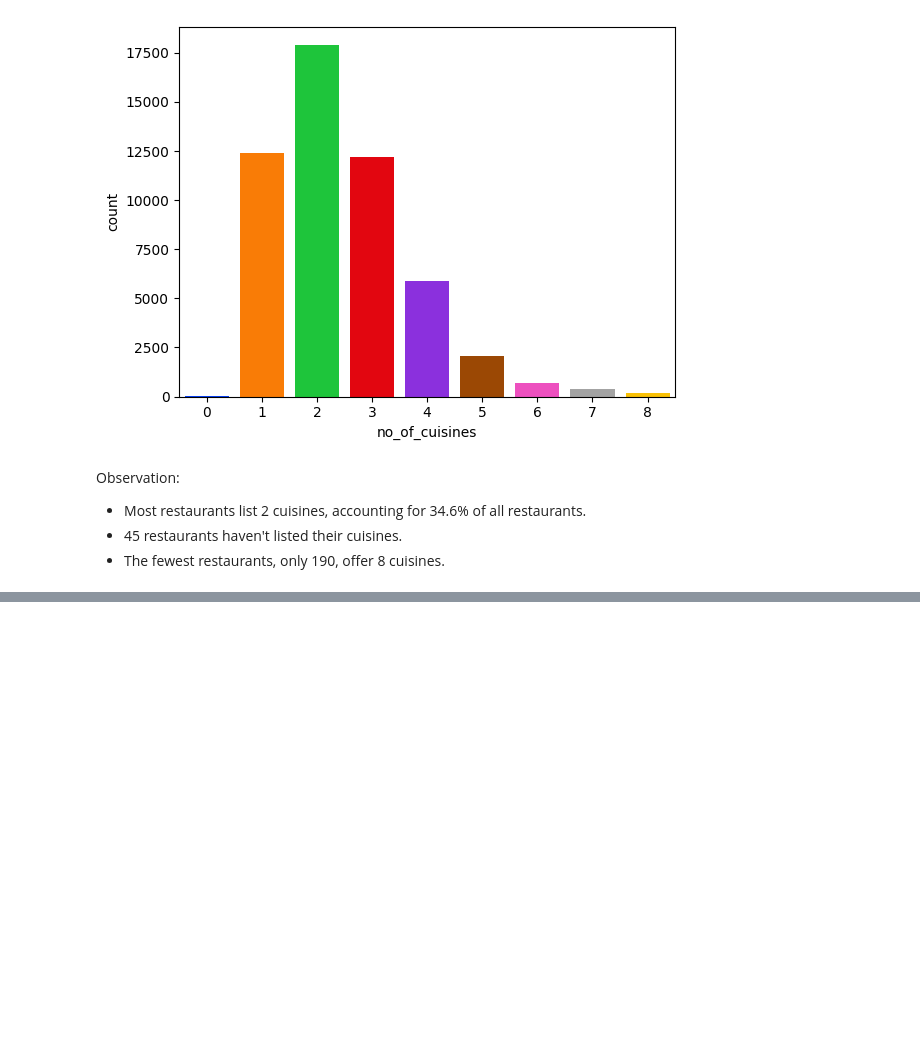
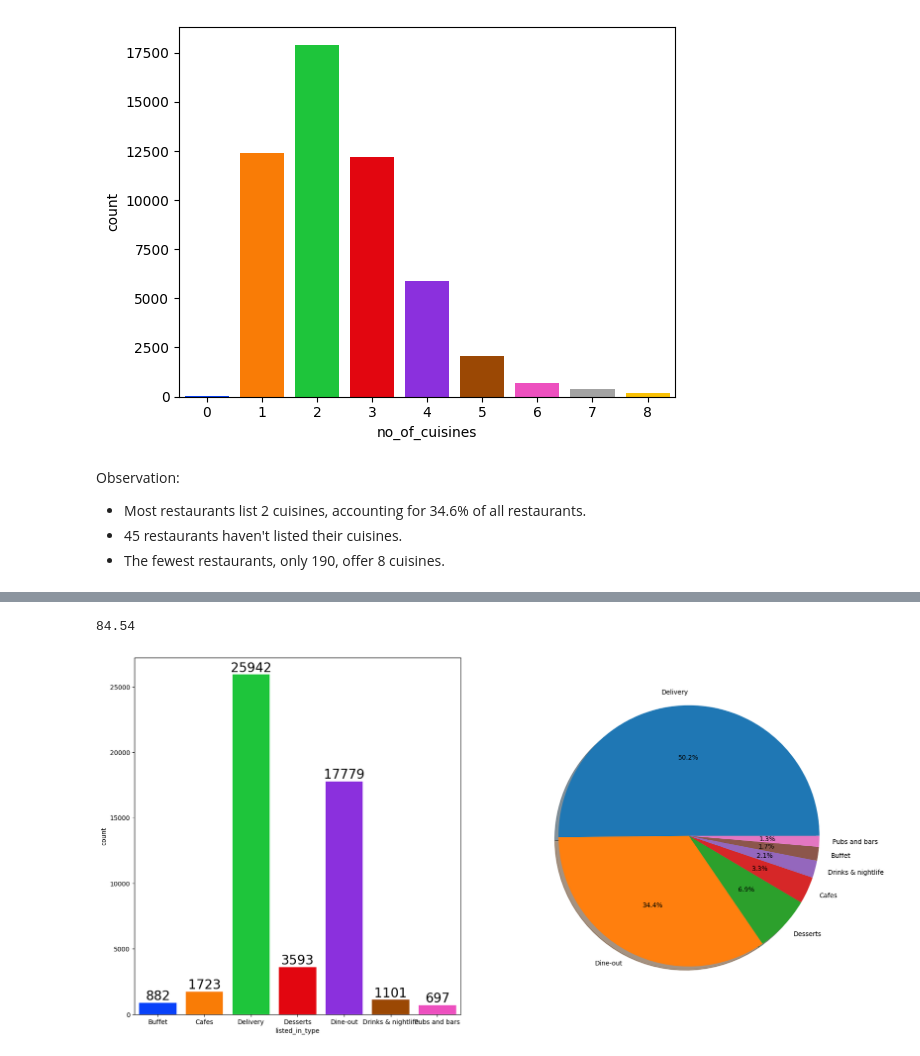
Before and after one commit to KrishKanojia/restaurant-rating-prediction, a Jupyter notebook: notebook/1. EDA RESTAURANT RATING.ipynb, the cells around one changed output, grey strips where cells are left out. Saved outputs shown, nothing was run; the diff lists cells and outputs as text; code cells hidden in the pictures; blank space fills up the shorter version.

```diff
--- a/notebook/1. EDA RESTAURANT RATING.ipynb
+++ b/notebook/1. EDA RESTAURANT RATING.ipynb
@@ -403,0 +447,18 @@ Observation:
+# %%
+top_2 = df['listed_in_type'].value_counts()[['Delivery','Dine-out']] # Restaraunt type with top 2 values
+top_2_type = top_2.sum() # Total no. of restaraunt with top 2 values
+top_2_type_ratio = (top_2_type / df['listed_in_type'].count()) * 100 # Ratio of top 2 values
+round(top_2_type_ratio,2)
+# %% [output]
+84.54
+# %%
+fig, axis = plt.subplots(1,2,figsize=(20,10))
+sns.countplot(x=df['listed_in_type'],data=df,palette='bright',ax=axis[0],saturation=.95)
+for container in axis[0].containers:
+    axis[0].bar_label(container,color='black',size=20)
+
+plt.pie(x=df['listed_in_type'].value_counts(), labels=df['listed_in_type'].value_counts().index,autopct='%1.1f%%',
+        shadow=True)
+plt.show()
+# %% [output]
+[figure, added]
```
Also changed, not shown: parts of 16 cells of this notebook.
